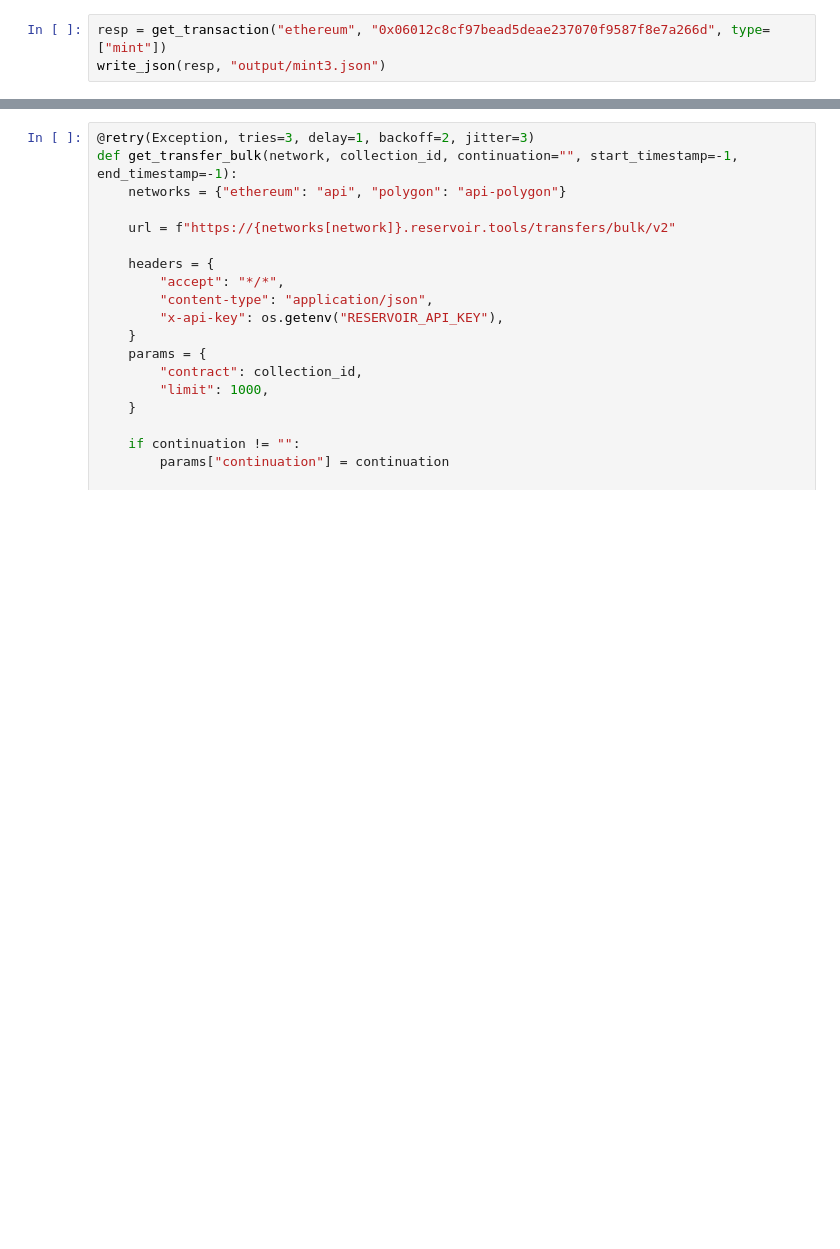
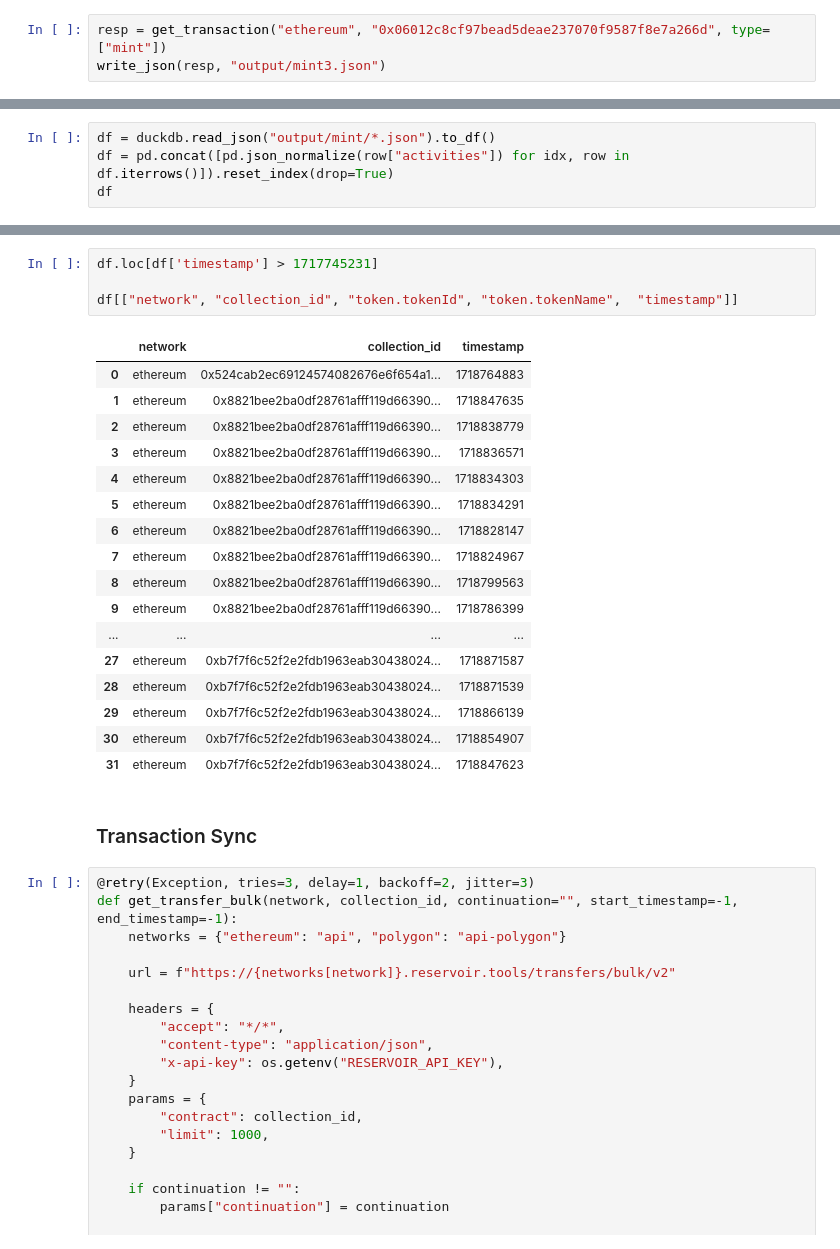
Before and after one commit to devseunggwan/scratchs, a Jupyter notebook: api-test/reservoir/20240614/scratch.ipynb, the cells around one changed output, grey strips where cells are left out. Drawn from its saved outputs; the diff is of its cells as text; blank space fills up the shorter version.

```diff
--- a/api-test/reservoir/20240614/scratch.ipynb
+++ b/api-test/reservoir/20240614/scratch.ipynb
@@ -69,0 +68,4 @@ resp
+# %%
+df = duckdb.read_json("output/mint/*.json").to_df()
+df = pd.concat([pd.json_normalize(row["activities"]) for idx, row in df.iterrows()]).reset_index(drop=True)
+df
@@ -70,3 +104,27 @@ resp
+# %%
+df.loc[df['timestamp'] > 1717745231]
+
+df[["network", "collection_id", "token.tokenId", "token.tokenName",  "timestamp"]]
+# %% [output]
+|  | network | collection_id | timestamp |
+| 0 | ethereum | 0x524cab2ec69124574082676e6f654a1... | 1718764883 |
+| 1 | ethereum | 0x8821bee2ba0df28761afff119d66390... | 1718847635 |
+| 2 | ethereum | 0x8821bee2ba0df28761afff119d66390... | 1718838779 |
+| 3 | ethereum | 0x8821bee2ba0df28761afff119d66390... | 1718836571 |
+| 4 | ethereum | 0x8821bee2ba0df28761afff119d66390... | 1718834303 |
+| 5 | ethereum | 0x8821bee2ba0df28761afff119d66390... | 1718834291 |
+| 6 | ethereum | 0x8821bee2ba0df28761afff119d66390... | 1718828147 |
+| 7 | ethereum | 0x8821bee2ba0df28761afff119d66390... | 1718824967 |
+| 8 | ethereum | 0x8821bee2ba0df28761afff119d66390... | 1718799563 |
+| 9 | ethereum | 0x8821bee2ba0df28761afff119d66390... | 1718786399 |
+| ... | ... | ... | ... |
+| 27 | ethereum | 0xb7f7f6c52f2e2fdb1963eab30438024... | 1718871587 |
+| 28 | ethereum | 0xb7f7f6c52f2e2fdb1963eab30438024... | 1718871539 |
+| 29 | ethereum | 0xb7f7f6c52f2e2fdb1963eab30438024... | 1718866139 |
+| 30 | ethereum | 0xb7f7f6c52f2e2fdb1963eab30438024... | 1718854907 |
+| 31 | ethereum | 0xb7f7f6c52f2e2fdb1963eab30438024... | 1718847623 |
+# %% [markdown]
+### Transaction Sync
 # %%
 @retry(Exception, tries=3, delay=1, backoff=2, jitter=3)
 def get_transfer_bulk(network, collection_id, continuation="", start_timestamp=-1, end_timestamp=-1):
```
Also changed, not shown: parts of 7 cells of this notebook.
